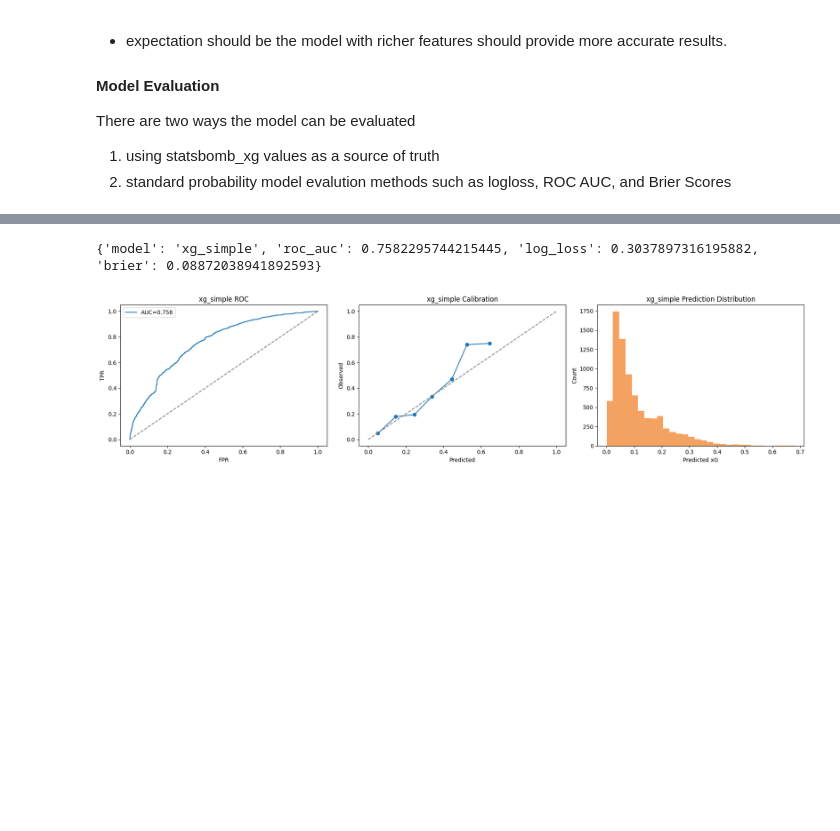
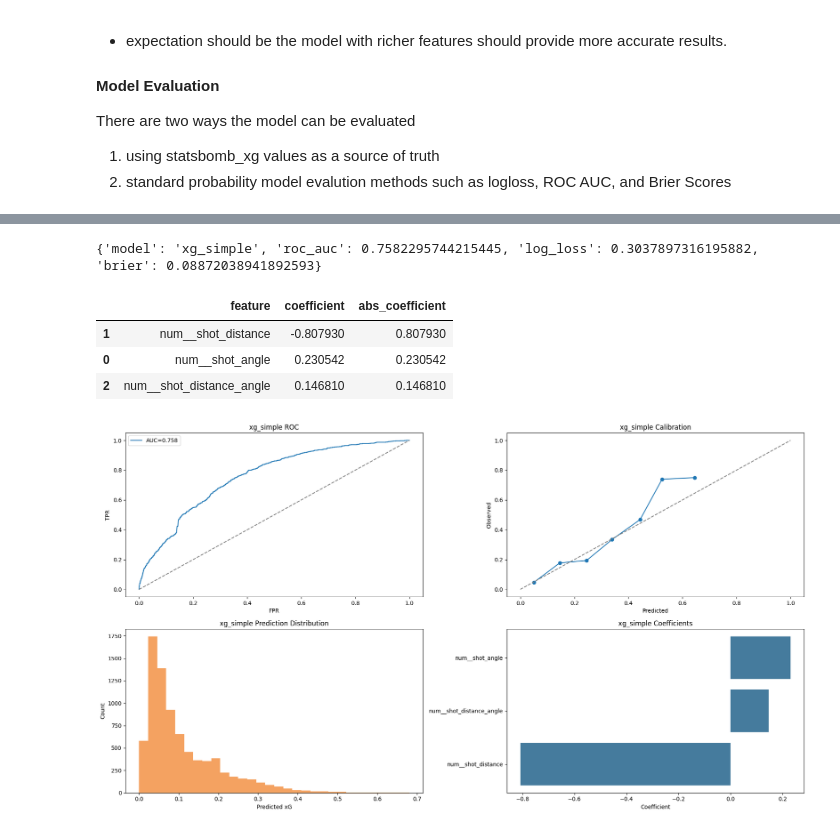
Before and after one commit to addybrown/DataScienceProjects, a Jupyter notebook: GLMXgModel/GLM_Expected_Goals.ipynb, the cells around one changed output, grey strips where cells are left out. Drawn from its saved outputs; the diff is of its cells as text; code cells hidden in the pictures; blank space fills up the shorter version.

```diff
--- a/GLMXgModel/GLM_Expected_Goals.ipynb
+++ b/GLMXgModel/GLM_Expected_Goals.ipynb
@@ -621,50 +685,69 @@ xg_simple_preprocess = ColumnTransformer([
 ])
 
 xg_simple = Pipeline([
     ("prep", xg_simple_preprocess),
     ("logit", LogisticRegression(max_iter=3000, solver="lbfgs")),
 ])
 
 xg_simple.fit(X_simple_train, y_simple_train)
 xg_simple_test_pred = xg_simple.predict_proba(X_simple_test)[:, 1]
 
 xg_simple_metrics = {
     "model": "xg_simple",
     "roc_auc": roc_auc_score(y_simple_test, xg_simple_test_pred),
     "log_loss": log_loss(y_simple_test, xg_simple_test_pred),
     "brier": brier_score_loss(y_simple_test, xg_simple_test_pred),
 }
 
+# Coefficient table for xg_simple
+xg_simple_feature_names = xg_simple.named_steps["prep"].get_feature_names_out()
+xg_simple_coefs_df = pd.DataFrame({
+    "feature": xg_simple_feature_names,
+    "coefficient": xg_simple.named_steps["logit"].coef_[0],
+})
+xg_simple_coefs_df["abs_coefficient"] = xg_simple_coefs_df["coefficient"].abs()
+xg_simple_coefs_df = xg_simple_coefs_df.sort_values("abs_coefficient", ascending=False)
+
 print(xg_simple_metrics)
+display(xg_simple_coefs_df)
 
 fpr_simple, tpr_simple, _ = roc_curve(y_simple_test, xg_simple_test_pred)
 frac_simple, mean_simple = calibration_curve(y_simple_test, xg_simple_test_pred, n_bins=10)
 
-fig, axes = plt.subplots(1, 3, figsize=(18, 4.5))
+fig, axes = plt.subplots(2, 2, figsize=(18, 10))
 
-axes[0].plot(fpr_simple, tpr_simple, label=f"AUC={xg_simple_metrics['roc_auc']:.3f}")
-axes[0].plot([0, 1], [0, 1], "--", color="gray")
-axes[0].set_title("xg_simple ROC")
-axes[0].set_xlabel("FPR")
-axes[0].set_ylabel("TPR")
-axes[0].legend()
+axes[0, 0].plot(fpr_simple, tpr_simple, label=f"AUC={xg_simple_metrics['roc_auc']:.3f}")
+axes[0, 0].plot([0, 1], [0, 1], "--", color="gray")
+axes[0, 0].set_title("xg_simple ROC")
+axes[0, 0].set_xlabel("FPR")
+axes[0, 0].set_ylabel("TPR")
+axes[0, 0].legend()
 
-axes[1].plot(mean_simple, frac_simple, marker="o")
-axes[1].plot([0, 1], [0, 1], "--", color="gray")
-axes[1].set_title("xg_simple Calibration")
-axes[1].set_xlabel("Predicted")
-axes[1].set_ylabel("Observed")
+axes[0, 1].plot(mean_simple, frac_simple, marker="o")
+axes[0, 1].plot([0, 1], [0, 1], "--", color="gray")
+axes[0, 1].set_title("xg_simple Calibration")
+axes[0, 1].set_xlabel("Predicted")
+axes[0, 1].set_ylabel("Observed")
 
-axes[2].hist(xg_simple_test_pred, bins=30, color="#f4a261")
-axes[2].set_title("xg_simple Prediction Distribution")
-axes[2].set_xlabel("Predicted xG")
-axes[2].set_ylabel("Count")
+axes[1, 0].hist(xg_simple_test_pred, bins=30, color="#f4a261")
+axes[1, 0].set_title("xg_simple Prediction Distribution")
+axes[1, 0].set_xlabel("Predicted xG")
+axes[1, 0].set_ylabel("Count")
+
+coef_plot_simple = xg_simple_coefs_df.sort_values("coefficient")
+axes[1, 1].barh(coef_plot_simple["feature"], coef_plot_simple["coefficient"], color="#457b9d")
+axes[1, 1].set_title("xg_simple Coefficients")
+axes[1, 1].set_xlabel("Coefficient")
 
 plt.tight_layout()
 plt.show()
 # %% [output]
 {'model': 'xg_simple', 'roc_auc': 0.7582295744215445, 'log_loss': 0.3037897316195882, 'brier': 0.08872038941892593}
+|  | feature | coefficient | abs_coefficient |
+| 1 | num__shot_distance | -0.807930 | 0.807930 |
+| 0 | num__shot_angle | 0.230542 | 0.230542 |
+| 2 | num__shot_distance_angle | 0.146810 | 0.146810 |
-[figure, old version]
+[figure, new version]
 # %%
 # Compare xg_full vs xg_semi_full vs xg_simple + StatsBomb baseline (shot_statsbomb_xg)
 # Baseline is evaluated on the same holdout used by xg_full for direct comparison
```
Also changed, not shown: parts of 3 cells of this notebook.
